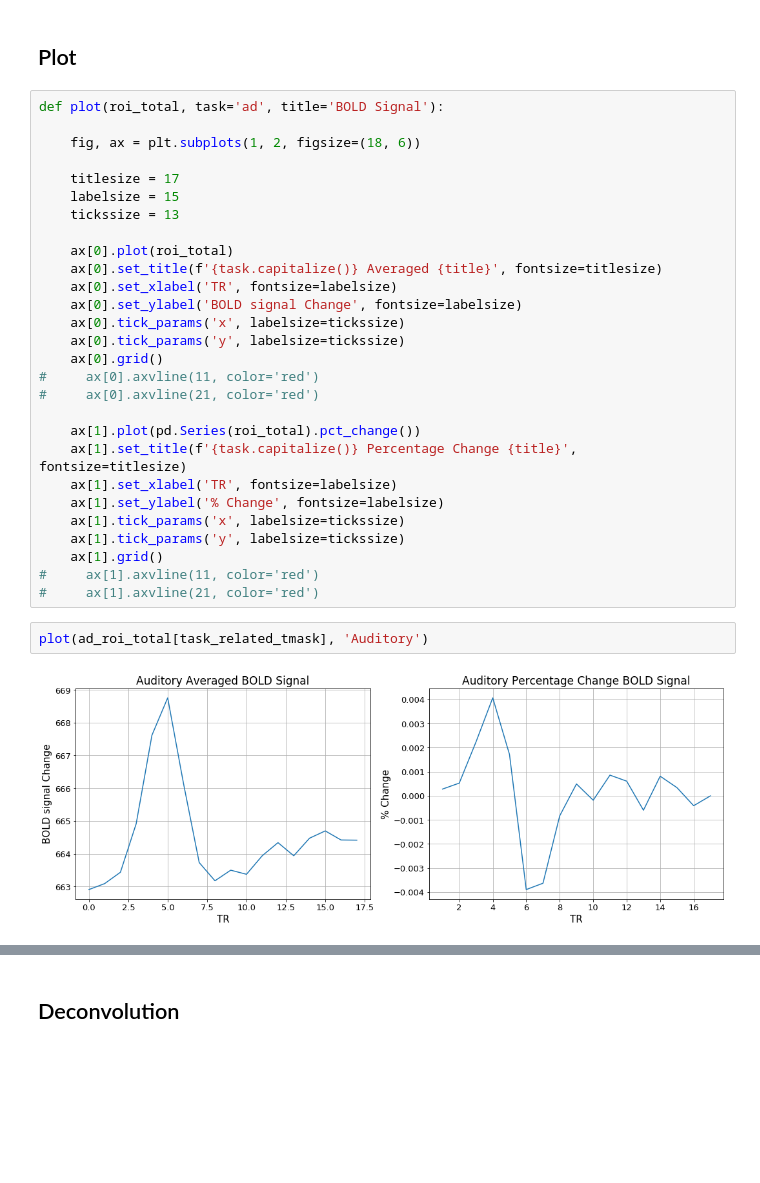
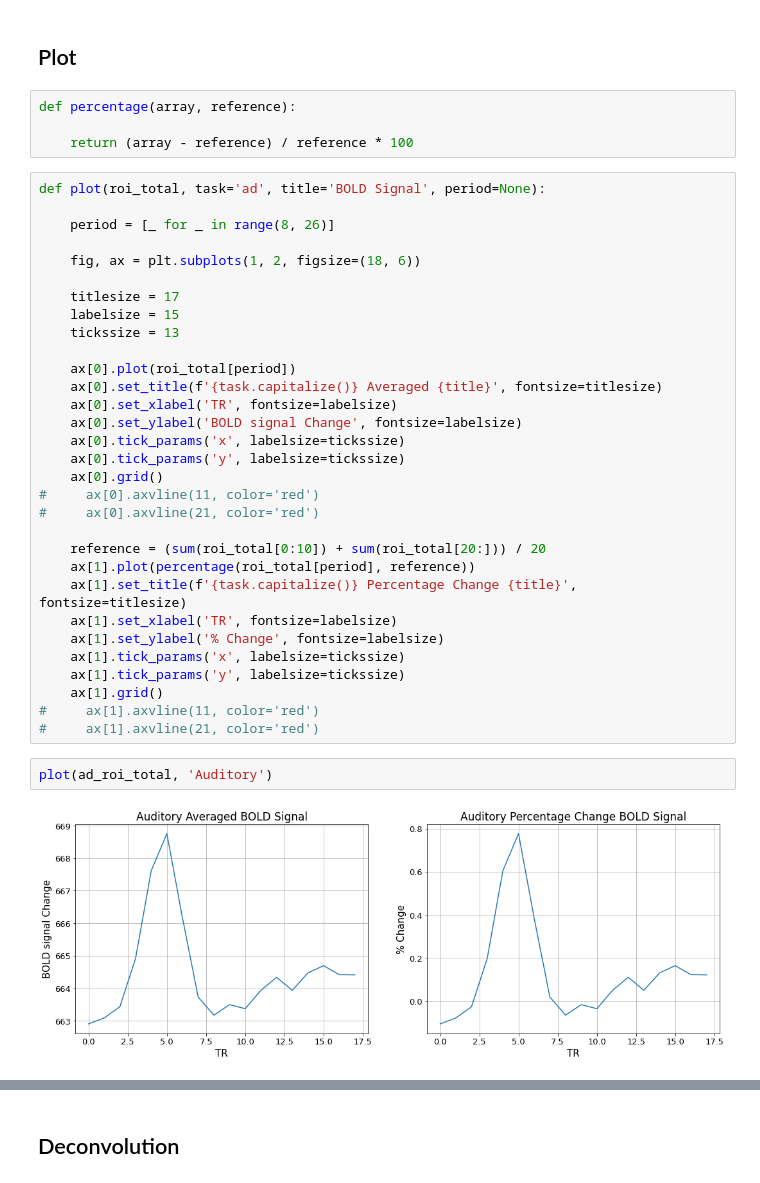
Before and after one commit to 1pha/hrf-estimation, a Jupyter notebook: approaches.ipynb, the cells around one changed output, grey strips where cells are left out. Saved outputs shown, nothing was run; the diff lists cells and outputs as text; blank space fills up the shorter version.

```diff
--- a/approaches.ipynb
+++ b/approaches.ipynb
@@ -85,8 +87,14 @@ array([662.90576367, 663.08756112, 663.4335261 , 664.91352598,
        664.41776488, 664.41246897])
 # %% [markdown]
 ## Plot
+# %%
+def percentage(array, reference):
+
+    return (array - reference) / reference * 100
 # %%
-def plot(roi_total, task='ad', title='BOLD Signal'):
+def plot(roi_total, task='ad', title='BOLD Signal', period=None):
+
+    period = [_ for _ in range(8, 26)]
 
     fig, ax = plt.subplots(1, 2, figsize=(18, 6))
 
@@ -94,7 +102,7 @@ def plot(roi_total, task='ad', title='BOLD Signal'):
     labelsize = 15
     tickssize = 13
 
-    ax[0].plot(roi_total)
+    ax[0].plot(roi_total[period])
     ax[0].set_title(f'{task.capitalize()} Averaged {title}', fontsize=titlesize)
     ax[0].set_xlabel('TR', fontsize=labelsize)
     ax[0].set_ylabel('BOLD signal Change', fontsize=labelsize)
@@ -104,7 +112,8 @@ def plot(roi_total, task='ad', title='BOLD Signal'):
 #     ax[0].axvline(11, color='red')
 #     ax[0].axvline(21, color='red')
 
-    ax[1].plot(pd.Series(roi_total).pct_change())
+    reference = (sum(roi_total[0:10]) + sum(roi_total[20:])) / 20
+    ax[1].plot(percentage(roi_total[period], reference))
     ax[1].set_title(f'{task.capitalize()} Percentage Change {title}', fontsize=titlesize)
     ax[1].set_xlabel('TR', fontsize=labelsize)
     ax[1].set_ylabel('% Change', fontsize=labelsize)
@@ -114,7 +123,7 @@ def plot(roi_total, task='ad', title='BOLD Signal'):
 #     ax[1].axvline(11, color='red')
 #     ax[1].axvline(21, color='red')
 # %%
-plot(ad_roi_total[task_related_tmask], 'Auditory')
+plot(ad_roi_total, 'Auditory')
 # %% [output]
-[figure, old version]
+[figure, new version]
 # %%
```
Also changed, not shown: parts of 23 cells of this notebook.
